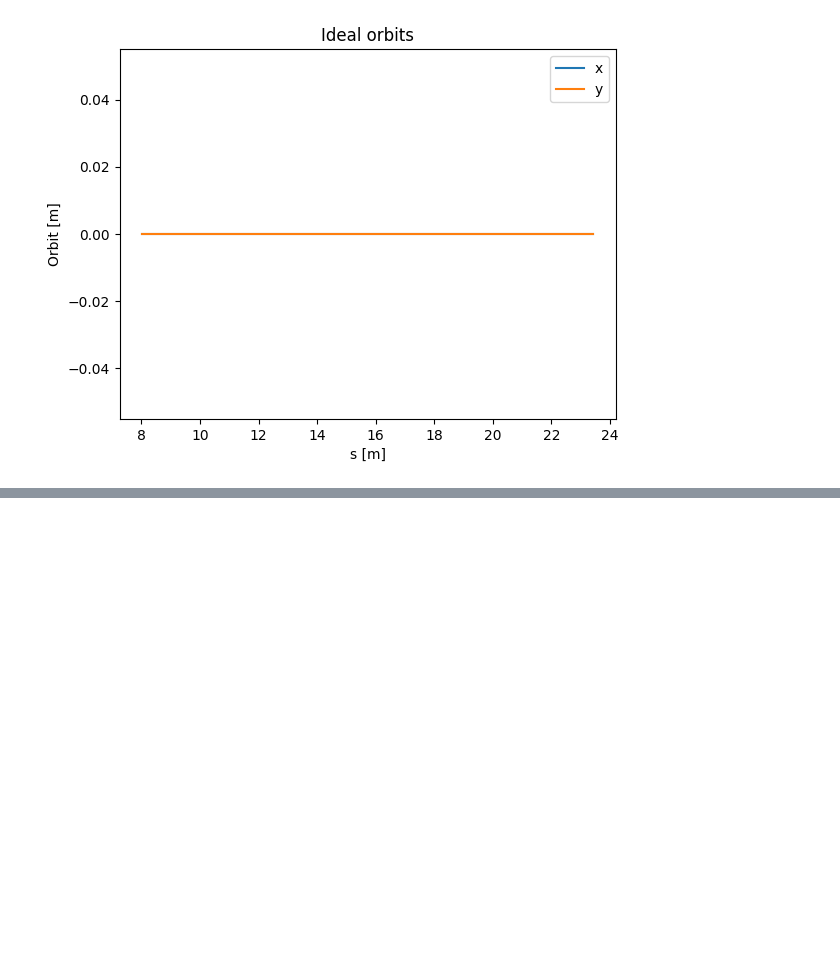
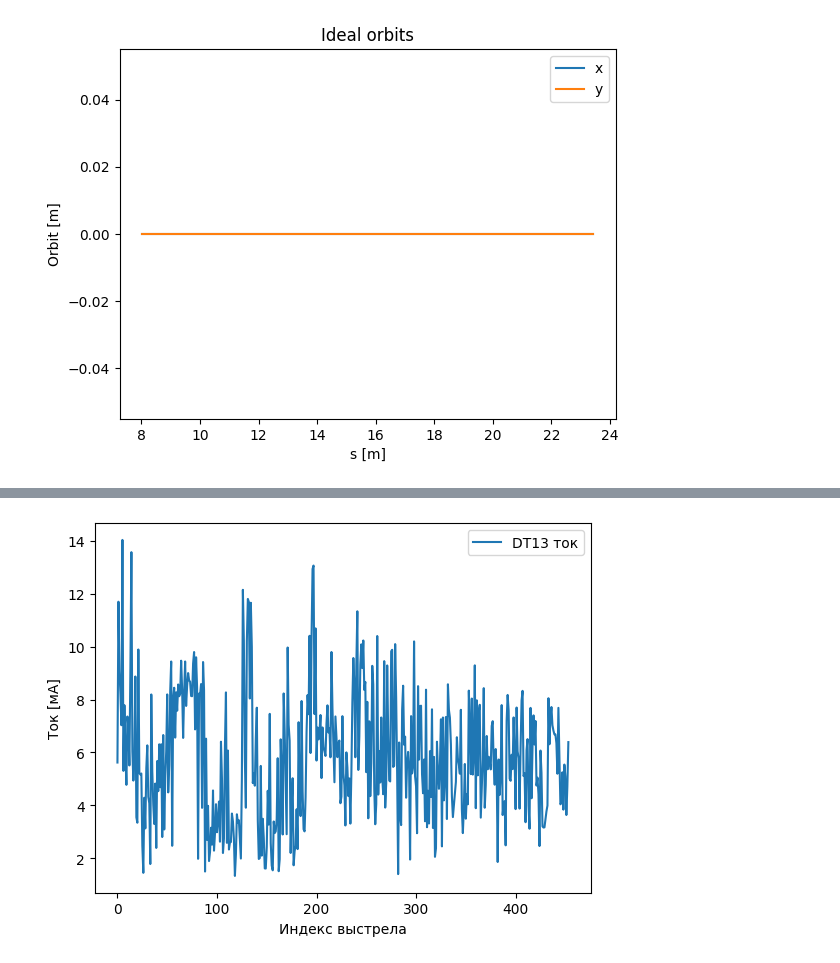
Before and after one commit to Rasimilian/K500-Beamline, a Jupyter notebook: optics.ipynb, the cells around one changed output, grey strips where cells are left out. Cells and saved outputs as stored; diff of their text form; code cells hidden in the pictures; blank space fills up the shorter version.

```diff
--- a/optics.ipynb
+++ b/optics.ipynb
@@ -71,0 +2394,9 @@ CO X ? -5.133869171142578
+# %%
+plt.plot(dt13, label="DT13 ток")
+plt.legend()
+plt.xlabel("Индекс выстрела")
+plt.ylabel("Ток [мА]")
+plt.show()
+# plt.savefig("D:\PycharmProjects\K500-Beamline\log\pictures\dt13_current.png")
+# %% [output]
+[figure, added]
```
Also changed, not shown: parts of 20 cells of this notebook.
